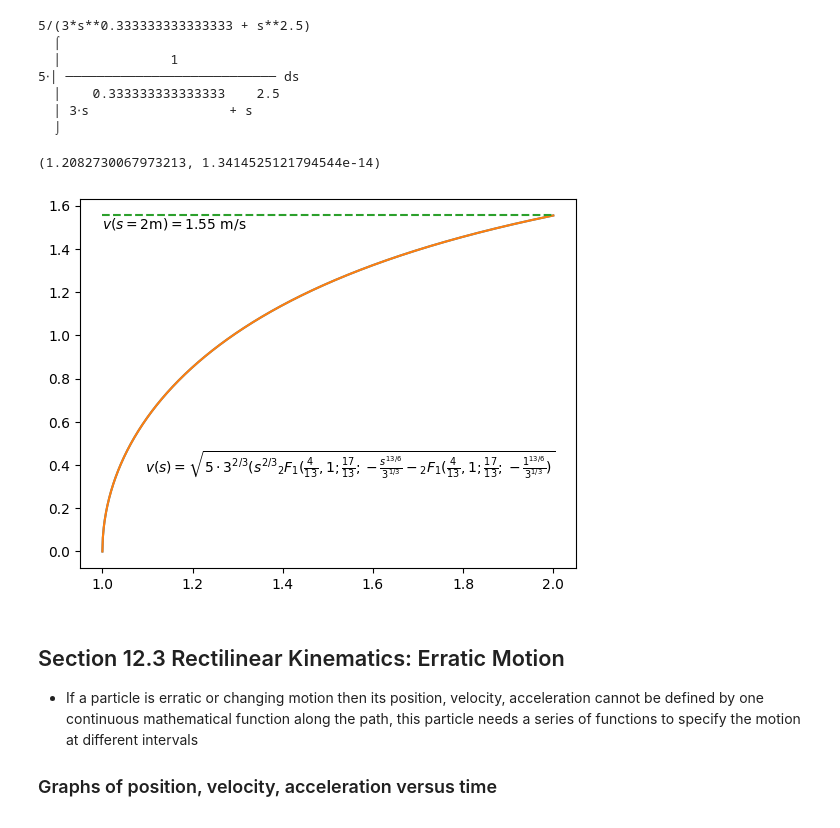
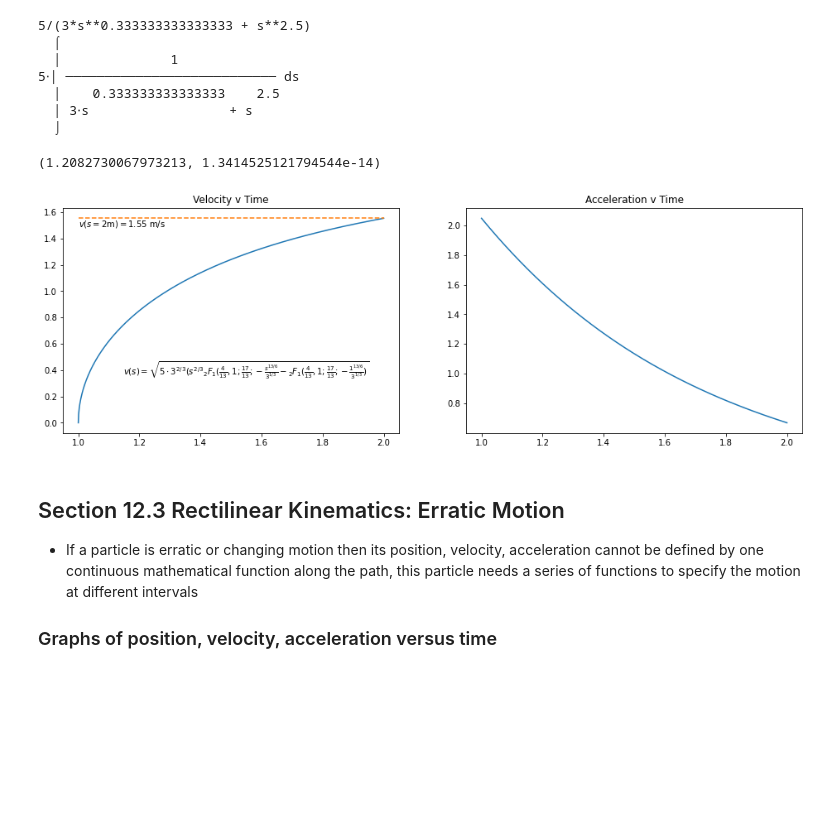
Before and after one commit to michaelhotchkiss/Dynamics, a Jupyter notebook: Chapter 12 - Kinematics of a Particle.ipynb, the cells around one changed output. Cells and saved outputs as stored; diff of their text form; code cells hidden in the pictures; blank space fills up the shorter version.

```diff
--- a/Chapter 12 - Kinematics of a Particle.ipynb
+++ b/Chapter 12 - Kinematics of a Particle.ipynb
@@ -132,29 +132,31 @@ pprint(integrate(test,s))
 # %%
 from sympy import symbols, pprint
 import scipy.integrate as integrate
 from scipy.special import hyp2f1
 import numpy as np
 import matplotlib.pyplot as plt
 def a(s):
     return 5 / ((3*s)**(1/3) + s**(5/2))
 velocities = []
 positions = np.linspace(1,2,1000)
 for position in positions:
     velocities.append(np.sqrt(2 * integrate.quad(a,1,position)[0]))
-print(integrate.quad(a,1,2))
 def v(s):
     hyper = hyp2f1(4/13,1,17/13,-1**(13/6)/3**(1/3))
     return np.sqrt(5 * 3**(2/3) * (s**(2/3) * hyp2f1(4/13,1,17/13,-s**(13/6)/3**(1/3))- hyper))
 function_label = r'$v(s) = \sqrt{5 \cdot 3^{2/3}(s^{2/3} {_2F_1}(\frac{4}{13}, 1; \frac{17}{13}; -\frac{s^{13/6}}{3^{1/3}} - {_2F_1}(\frac{4}{13}, 1; \frac{17}{13}; -\frac{1^{13/6}}{3^{1/3}}   ) }$'
-plt.plot(positions,v(positions))
-plt.plot(positions,velocities)
-plt.text(1.55,0.4, function_label, ha='center',va='center' )
-plt.plot([1,2],[v(2),v(2)], linestyle='dashed')
-plt.text(1,v(2),r'$v(s=2 \mathrm{ m}) = ' + f'{v(2):.2f}' + r'$ m/s', ha='left',va='top')
+fig, axs = plt.subplots(1, 2, figsize=(16, 5))
+axs[0].plot(positions,v(positions))
+axs[0].set_title('Velocity v Time')
+axs[1].plot(positions,a(positions))
+axs[1].set_title('Acceleration v Time')
+axs[0].text(1.55,0.4, function_label, ha='center',va='center' )
+axs[0].text(1,v(2),r'$v(s=2 \mathrm{ m}) = ' + f'{v(2):.2f}' + r'$ m/s', ha='left',va='top')
+axs[0].plot([1,2],[v(2),v(2)], linestyle='dashed')
 plt.show()
 # %% [output]
 (1.2082730067973213, 1.3414525121794544e-14)
-[figure, old version]
+[figure, new version]
 # %% [markdown]
 ## Section 12.3 Rectilinear Kinematics: Erratic Motion
 * If a particle is erratic or changing motion then its position, velocity, acceleration cannot be defined by one continuous mathematical function along the path, this particle needs a series of functions to specify the motion at different intervals
```
Also changed, not shown: parts of 16 cells of this notebook, 2 other files.
